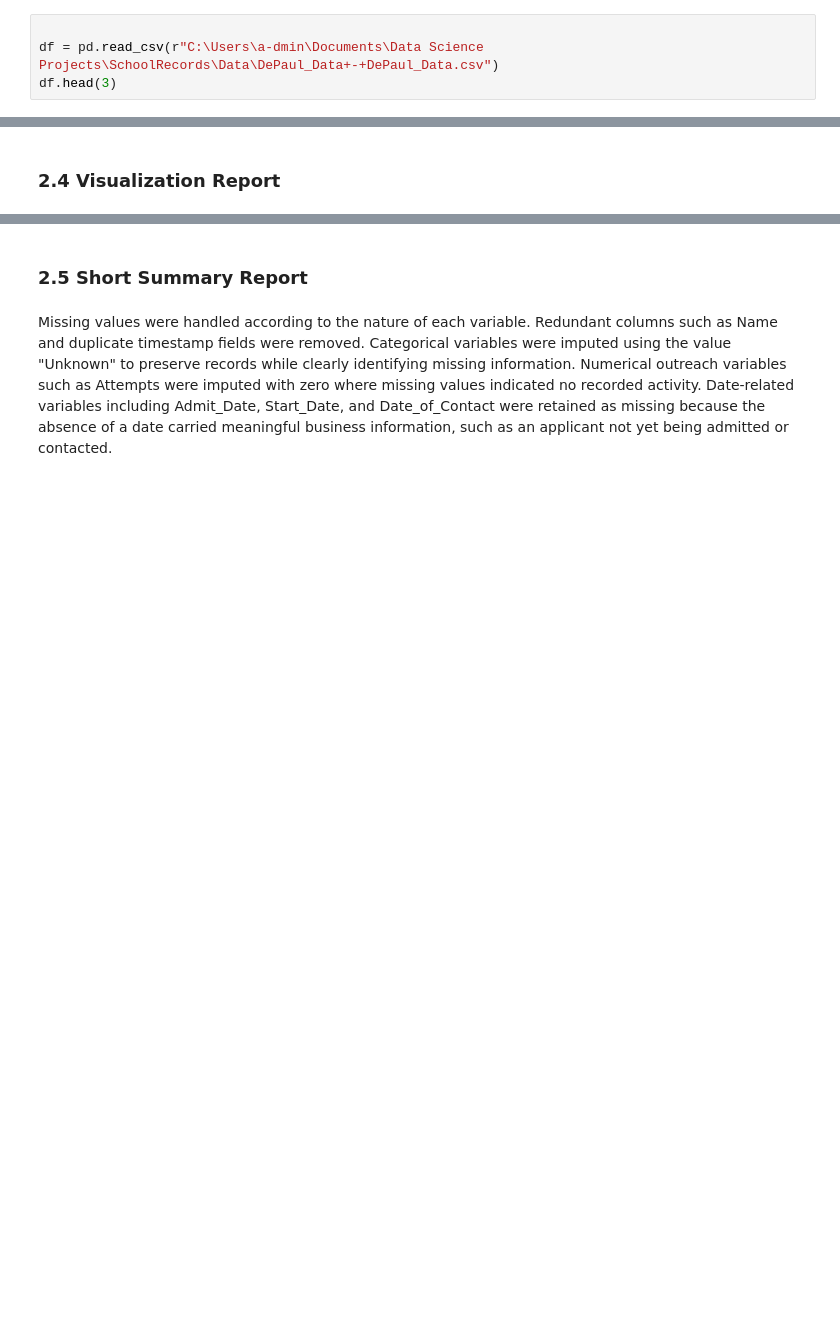
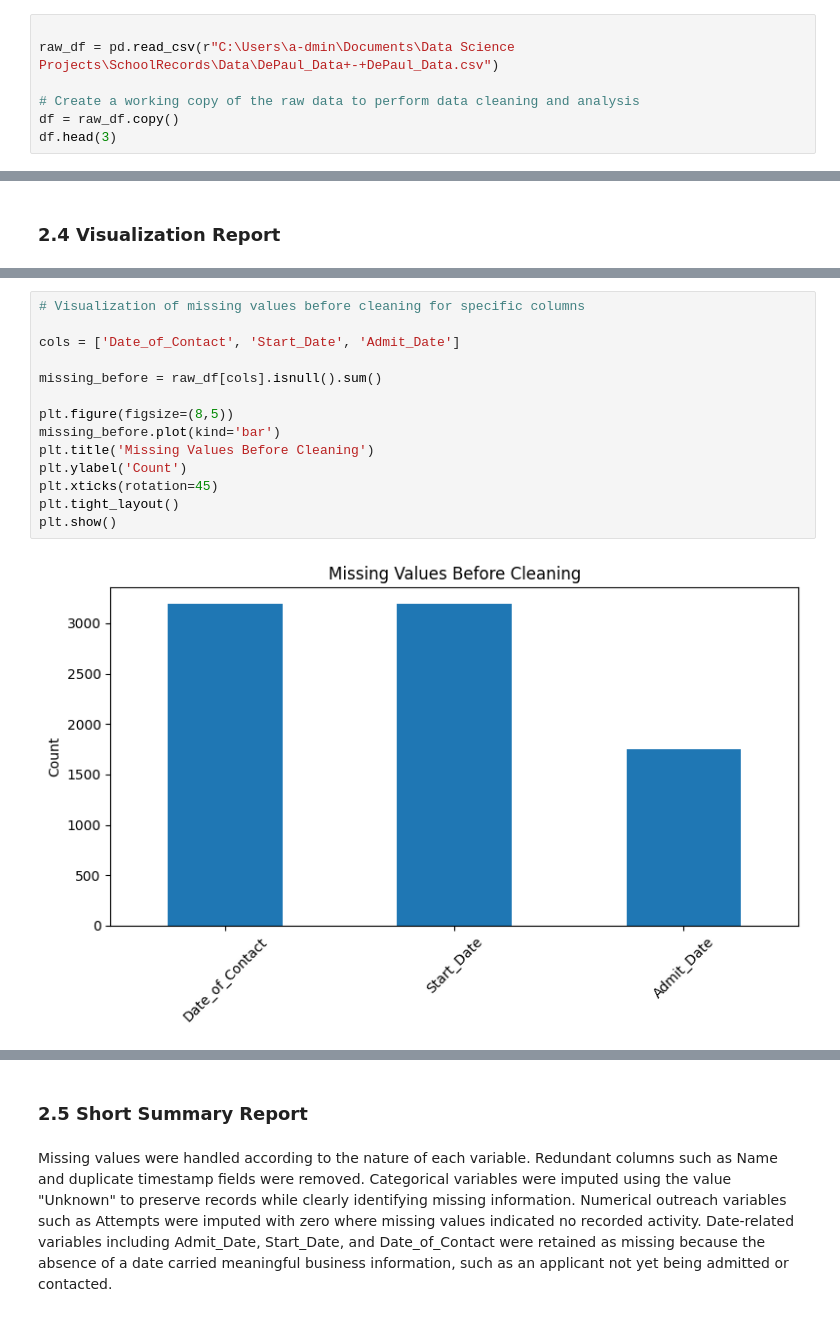
Before and after one commit to Davis-Azangu-DataAnalyst/SchoolRecords, a Jupyter notebook: my-notebook.ipynb, the cells around one changed output, grey strips where cells are left out. Drawn from its saved outputs; the diff is of its cells as text; blank space fills up the shorter version.

```diff
--- a/my-notebook.ipynb
+++ b/my-notebook.ipynb
@@ -13,7 +13,10 @@ import re
 ### **1.2 Load the Dataset**
 # %%
 
-df = pd.read_csv(r"C:\Users\a-dmin\Documents\Data Science Projects\SchoolRecords\Data\DePaul_Data+-+DePaul_Data.csv")
+raw_df = pd.read_csv(r"C:\Users\a-dmin\Documents\Data Science Projects\SchoolRecords\Data\DePaul_Data+-+DePaul_Data.csv")
+
+# Create a working copy of the raw data to perform data cleaning and analysis
+df = raw_df.copy()
 df.head(3)
 # %% [output]
 |  | Reference_ID | Given_Name | Last_Name | College | Major | Degree_Type | Country | Recieved_At | Counsler | ... |
@@ -481,0 +541,16 @@ dtype: object
+# %%
+# Visualization of missing values before cleaning for specific columns
+
+cols = ['Date_of_Contact', 'Start_Date', 'Admit_Date']
+
+missing_before = raw_df[cols].isnull().sum()
+
+plt.figure(figsize=(8,5))
+missing_before.plot(kind='bar')
+plt.title('Missing Values Before Cleaning')
+plt.ylabel('Count')
+plt.xticks(rotation=45)
+plt.tight_layout()
+plt.show()
+# %% [output]
+[figure, added]
```
Also changed, not shown: parts of 15 cells of this notebook.
